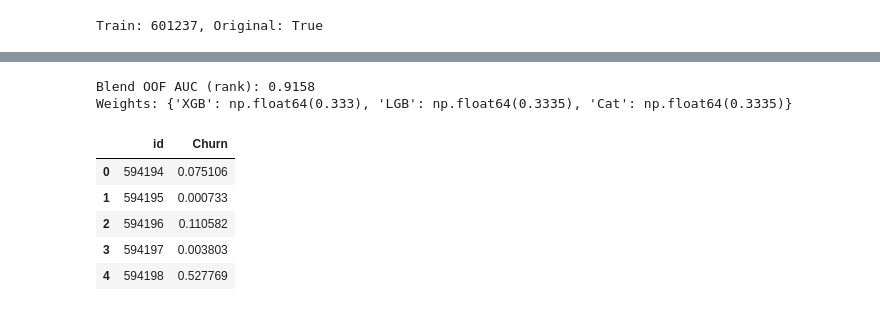
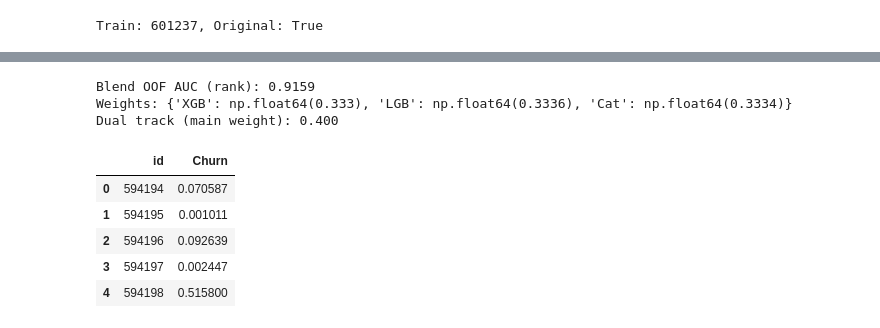
Before and after one commit to oivler/kaggle-predict-customer-churn, a Jupyter notebook: model.ipynb, the cells around one changed output, grey strips where cells are left out. Cells and saved outputs as stored; diff of their text form; code cells hidden in the pictures.

```diff
--- a/model.ipynb
+++ b/model.ipynb
@@ -16,6 +16,7 @@ STACK_RANK_LINEAR = False
 USE_FEATURE_CLIP = False
 USE_LOGREG_BLEND = False
 USE_HGB = False
+USE_DUAL_TRACK = True
 # %%
 import numpy as np
 import pandas as pd
@@ -324,6 +348,8 @@ from scipy.stats import rankdata
 n_models = (4 if USE_HGB else 3) if not USE_RF_ET else 5
 oof = np.zeros((len(X_encoded), n_models))
 test_preds = np.zeros((len(X_test_encoded), n_models))
+oof_comp = np.zeros(n_comp) if (USE_DUAL_TRACK and X_comp_encoded is not None) else None
+test_comp = np.zeros(len(X_test_encoded)) if (USE_DUAL_TRACK and X_comp_encoded is not None) else None
 
 def get_models(seed, fold):
     models = [
@@ -349,6 +375,14 @@ for fold, (train_idx, val_idx) in enumerate(cv.split(X_encoded, y_full)):
         m.fit(X_tr, y_tr, sample_weight=sw_tr)
         oof[val_idx, i] = m.predict_proba(X_val)[:, 1]
         test_preds[:, i] += m.predict_proba(X_test_encoded)[:, 1] / N_FOLDS
+    if oof_comp is not None:
+        comp_tr = train_idx[train_idx < n_comp]
+        comp_val = val_idx[val_idx < n_comp]
+        if len(comp_tr) > 0 and len(comp_val) > 0:
+            m_comp = LGBMClassifier(**best_lgb_params, random_state=42+fold, verbose=-1)
+            m_comp.fit(X_comp_encoded.iloc[comp_tr], y_comp.iloc[comp_tr])
+            oof_comp[comp_val] = m_comp.predict_proba(X_comp_encoded.iloc[comp_val])[:, 1]
+            test_comp += m_comp.predict_proba(X_test_comp_encoded)[:, 1] / N_FOLDS
 
 def to_rank_percentiles(arr):
     return (rankdata(arr) - 0.5) / len(arr)
@@ -406,6 +440,18 @@ else:
     blend_oof = oof_blend_input @ blend_weights
     stack_alpha = None
 
+dual_track_w = 1.0
+if oof_comp is not None and USE_DUAL_TRACK:
+    comp_idx = np.arange(n_comp)
+    best_auc, best_w = -1, 1.0
+    for w in np.linspace(0, 1, 21):
+        blend_dual = w * blend_oof[comp_idx] + (1 - w) * oof_comp
+        auc = roc_auc_score(y_comp, blend_dual)
+        if auc > best_auc:
+            best_auc, best_w = auc, w
+    dual_track_w = best_w
+    blend_oof = np.concatenate([dual_track_w * blend_oof[comp_idx] + (1 - dual_track_w) * oof_comp, blend_oof[n_comp:]])
+
 use_logreg_blend = False
 logreg_blender = None
 if USE_LOGREG_BLEND and not STACK_RANK_LINEAR:
@@ -429,50 +475,71 @@ mode_str = 'rank+linear' if STACK_RANK_LINEAR else ('logreg' if use_logreg_blend
 print(f"Blend OOF AUC ({mode_str}): {roc_auc_score(y_full, blend_oof):.4f}")
 if not use_logreg_blend:
     print(f"Weights: {dict(zip(names, np.round(blend_weights, 4)))}")
+if oof_comp is not None and USE_DUAL_TRACK:
+    print(f"Dual track (main weight): {dual_track_w:.3f}")
 if STACK_RANK_LINEAR:
     print(f"Stack alpha (rank): {stack_alpha:.3f}")
 # %% [output]
-Blend OOF AUC (rank): 0.9158
-Weights: {'XGB': np.float64(0.333), 'LGB': np.float64(0.3335), 'Cat': np.float64(0.3335)}
+Blend OOF AUC (rank): 0.9159
+Weights: {'XGB': np.float64(0.333), 'LGB': np.float64(0.3336), 'Cat': np.float64(0.3334)}
+Dual track (main weight): 0.400
 # %%
-def blend_test(tp):
+def blend_test(tp, apply_cal=True):
     if use_logreg_blend:
         tp_rank = np.column_stack([to_rank_percentiles(tp[:, i]) for i in range(n_models)])
         preds = logreg_blender.predict_proba(tp_rank)[:, 1]
     elif STACK_RANK_LINEAR:
         blend_rank = np.column_stack([to_rank_percentiles(tp[:, i]) for i in range(n_models)]) @ w_rank
         blend_linear = tp @ w_linear
         preds = stack_alpha * blend_rank + (1 - stack_alpha) * blend_linear
     elif BLEND_MODE == 'rank':
         tp_input = np.column_stack([to_rank_percentiles(tp[:, i]) for i in range(n_models)])
         preds = tp_input @ blend_weights
     else:
         preds = tp @ blend_weights
-    if USE_ISOTONIC_CALIBRATION:
+    if apply_cal and USE_ISOTONIC_CALIBRATION:
         preds = np.clip(iso_calib.predict(preds), 0, 1)
     return preds
 
-all_test_preds = [blend_test(test_preds)]
+store_raw = (oof_comp is not None and USE_DUAL_TRACK)
+all_test_preds = [blend_test(test_preds, apply_cal=not store_raw)]
+all_test_comp = [test_comp.copy()] if test_comp is not None else None
 for base_seed in [123, 456, 789, 2024, 2025][:N_SEEDS-1]:
     tp = np.zeros((len(X_test_encoded), n_models))
+    tc = np.zeros(len(X_test_encoded)) if test_comp is not None else None
     for fold, (train_idx, val_idx) in enumerate(cv.split(X_encoded, y_full)):
         X_tr, X_val = X_encoded.iloc[train_idx], X_encoded.iloc[val_idx]
         y_tr = y_full.iloc[train_idx]
         sw_tr = sample_weights[train_idx]
         models = get_models(base_seed, fold)
         for i, m in enumerate(models):
             m.fit(X_tr, y_tr, sample_weight=sw_tr)
             tp[:, i] += m.predict_proba(X_test_encoded)[:, 1] / N_FOLDS
-    all_test_preds.append(blend_test(tp))
+        if tc is not None:
+            comp_tr = train_idx[train_idx < n_comp]
+            comp_val = val_idx[val_idx < n_comp]
+            if len(comp_tr) > 0 and len(comp_val) > 0:
+                m_comp = LGBMClassifier(**best_lgb_params, random_state=base_seed+fold, verbose=-1)
+                m_comp.fit(X_comp_encoded.iloc[comp_tr], y_comp.iloc[comp_tr])
+                tc += m_comp.predict_proba(X_test_comp_encoded)[:, 1] / N_FOLDS
+    all_test_preds.append(blend_test(tp, apply_cal=not store_raw))
+    if all_test_comp is not None and tc is not None:
+        all_test_comp.append(tc)
 
-final_preds = np.mean(all_test_preds, axis=0)
+if all_test_comp is not None and store_raw:
+    final_main_raw = np.mean(all_test_preds, axis=0)
+    final_comp = np.mean(all_test_comp, axis=0)
+    blend_raw = dual_track_w * final_main_raw + (1 - dual_track_w) * final_comp
+    final_preds = np.clip(iso_calib.predict(blend_raw), 0, 1) if USE_ISOTONIC_CALIBRATION else blend_raw
+else:
+    final_preds = np.mean(all_test_preds, axis=0)
 submission = pd.DataFrame({'id': test_ids, 'Churn': final_preds})
 submission.to_csv('submission.csv', index=False)
 submission.head()
 # %% [output]
 |  | id | Churn |
-| 0 | 594194 | 0.075106 |
-| 1 | 594195 | 0.000733 |
-| 2 | 594196 | 0.110582 |
-| 3 | 594197 | 0.003803 |
-| 4 | 594198 | 0.527769 |
+| 0 | 594194 | 0.070587 |
+| 1 | 594195 | 0.001011 |
+| 2 | 594196 | 0.092639 |
+| 3 | 594197 | 0.002447 |
+| 4 | 594198 | 0.515800 |
```
Also changed, not shown: parts of 5 cells of this notebook.
